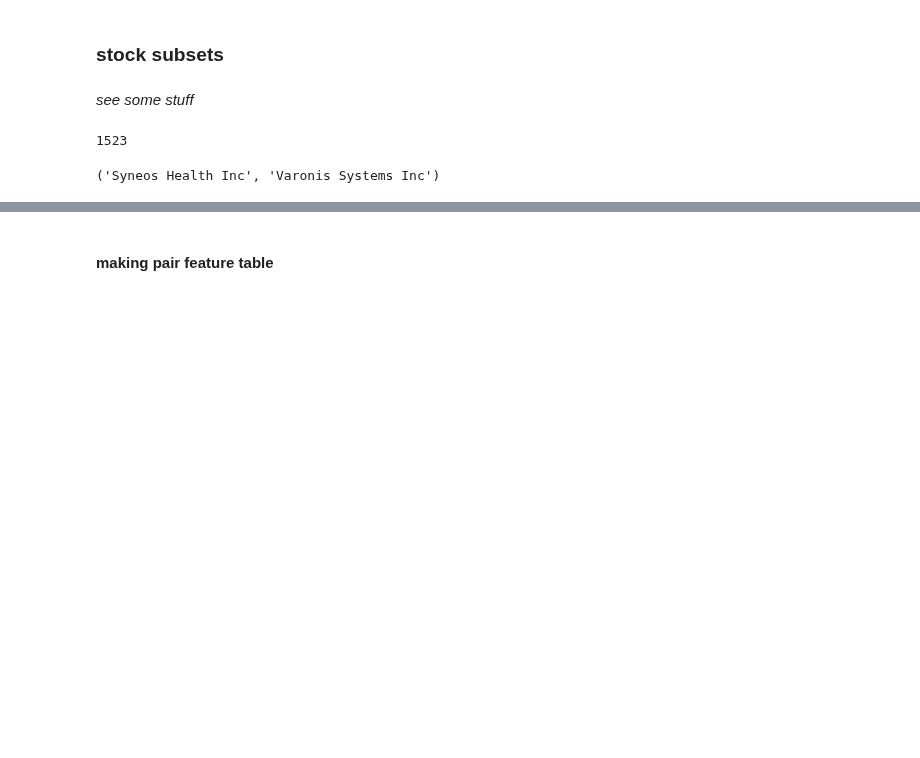
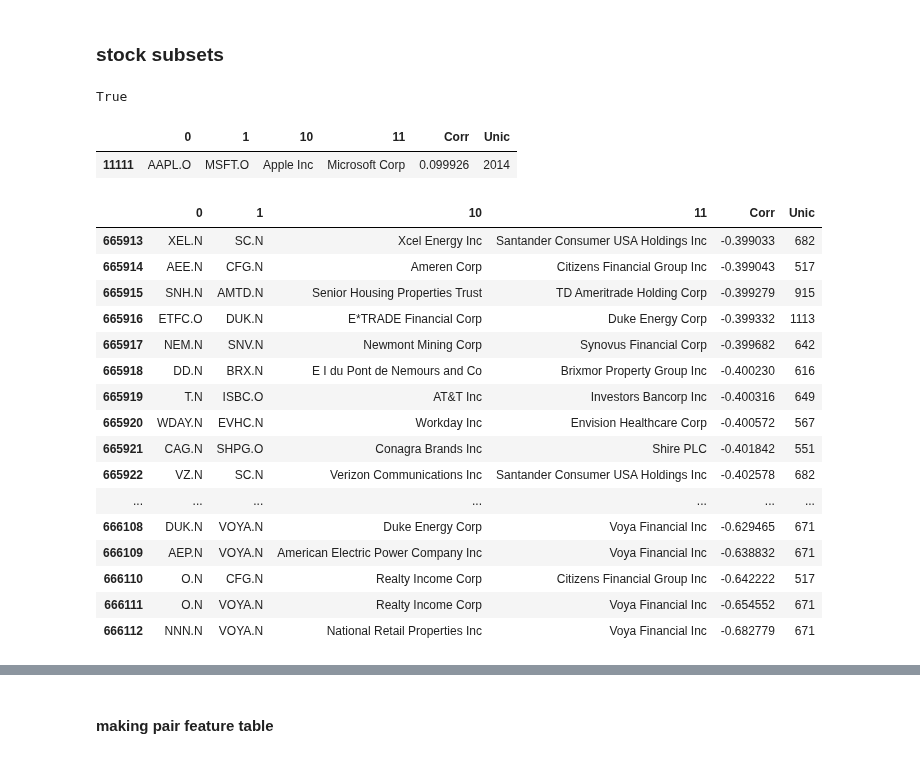
Before and after one commit to yumichael/two-sigma-financial-news, a Jupyter notebook: work/pair.ipynb, the cells around one changed output, grey strips where cells are left out. Cells and saved outputs as stored; diff of their text form; code cells hidden in the pictures; blank space fills up the shorter version.

```diff
--- a/work/pair.ipynb
+++ b/work/pair.ipynb
@@ -103,25 +59,54 @@ def offdiag_items(ix, x, y):
             X[k] = x[i,j]
             Y[k] = y[i,j]
     return I, J, X, Y
-# %%
-C.v1 = pd.DataFrame(dict(zip([0, 1, 'Corr', 'Unic'], offdiag_items(C.y1.index.values, C.y1.values, C.u.values))))
-C.av1 = pd.DataFrame(dict(zip([0, 1, 'Corr', 'Unic'], offdiag_items(C.ay1.index.values, C.ay1.values, C.u.values))))
-C.v10 = pd.DataFrame(dict(zip([0, 1, 'Corr', 'Unic'], offdiag_items(C.y10.index.values, C.y10.values, C.u.values))))
-C.av10 = pd.DataFrame(dict(zip([0, 1, 'Corr', 'Unic'], offdiag_items(C.ay10.index.values, C.ay10.values, C.u.values))))
 # %%
 #pd.to_pickle((O.py(W),O.py(C)), big_data/'pair/working_2ONEorTEN.pkl')
 (W, C) = pd.read_pickle(big_data/'pair/working_2ONEorTEN.pkl'); W, C = O(**W), O(**C)
+# %%
+D = O()
+D.v1 = pd.DataFrame(dict(zip([0, 1, 'Corr', 'Unic'], offdiag_items(C.y1.index.values, C.y1.values, C.u.values))))
+D.av1 = pd.DataFrame(dict(zip([0, 1, 'Corr', 'Unic'], offdiag_items(C.ay1.index.values, C.ay1.values, C.u.values))))
+D.v10 = pd.DataFrame(dict(zip([0, 1, 'Corr', 'Unic'], offdiag_items(C.y10.index.values, C.y10.values, C.u.values))))
+D.av10 = pd.DataFrame(dict(zip([0, 1, 'Corr', 'Unic'], offdiag_items(C.ay10.index.values, C.ay10.values, C.u.values))))
 # %%
 for c in ['v1','av1','v10','av10']:
-    C[c] = C[c][C[c].Unic!=0]
-    C[c].sort_values('Corr', ascending=False, inplace=True)
+    D[c] = D[c][D[c].Unic!=0]
+    D[c].sort_values('Corr', ascending=False, inplace=True)
-# %% [markdown]
-*see some stuff*
-# %%
-C.v[C.av.Unic>=1900].sort_values('Corr', ascending=False).Corr.pipe(lambda x: sum(x>.65))
-# %% [output]
-1523
-# %%
-assetNameIdAssign.series.loc[3741], assetNameIdAssign.series.loc[3759]
-# %% [output]
-('Syneos Health Inc', 'Varonis Systems Inc')
+# %%
+'GOOG.O' in set(assetCodeIdAssign.series)
+'MSFT.O' in set(assetCodeIdAssign.series)
+'FB.O' in set(assetCodeIdAssign.series)
+'AAPL.O' in set(assetCodeIdAssign.series)
+# %% [output]
+True
+# %%
+guy[(guy[0]=='AAPL.O')&(guy[1]=='MSFT.O')]
+# %% [output]
+|  | 0 | 1 | 10 | 11 | Corr | Unic |
+| 11111 | AAPL.O | MSFT.O | Apple Inc | Microsoft Corp | 0.099926 | 2014 |
+# %%
+guy = D.av10.copy()
+guy[10] = guy[0].map(assetCodeMapName).map(assetNameIdAssign.series)
+guy[11] = guy[1].map(assetCodeMapName).map(assetNameIdAssign.series)
+guy[0] = guy[0].map(assetCodeIdAssign.series)
+guy[1] = guy[1].map(assetCodeIdAssign.series)
+guy = guy.reindex([0,1,10,11,'Corr','Unic'], axis=1)
+guy[guy.Unic>=500].pipe(lambda x: x[(-1<=x.Corr)&(x.Corr<=1)]).reset_index(drop=True).tail(200)
+# %% [output]
+|  | 0 | 1 | 10 | 11 | Corr | Unic |
+| 665913 | XEL.N | SC.N | Xcel Energy Inc | Santander Consumer USA Holdings Inc | -0.399033 | 682 |
+| 665914 | AEE.N | CFG.N | Ameren Corp | Citizens Financial Group Inc | -0.399043 | 517 |
+| 665915 | SNH.N | AMTD.N | Senior Housing Properties Trust | TD Ameritrade Holding Corp | -0.399279 | 915 |
+| 665916 | ETFC.O | DUK.N | E*TRADE Financial Corp | Duke Energy Corp | -0.399332 | 1113 |
+| 665917 | NEM.N | SNV.N | Newmont Mining Corp | Synovus Financial Corp | -0.399682 | 642 |
+| 665918 | DD.N | BRX.N | E I du Pont de Nemours and Co | Brixmor Property Group Inc | -0.400230 | 616 |
+| 665919 | T.N | ISBC.O | AT&T Inc | Investors Bancorp Inc | -0.400316 | 649 |
+| 665920 | WDAY.N | EVHC.N | Workday Inc | Envision Healthcare Corp | -0.400572 | 567 |
+| 665921 | CAG.N | SHPG.O | Conagra Brands Inc | Shire PLC | -0.401842 | 551 |
+| 665922 | VZ.N | SC.N | Verizon Communications Inc | Santander Consumer USA Holdings Inc | -0.402578 | 682 |
+| ... | ... | ... | ... | ... | ... | ... |
+| 666108 | DUK.N | VOYA.N | Duke Energy Corp | Voya Financial Inc | -0.629465 | 671 |
+| 666109 | AEP.N | VOYA.N | American Electric Power Company Inc | Voya Financial Inc | -0.638832 | 671 |
+| 666110 | O.N | CFG.N | Realty Income Corp | Citizens Financial Group Inc | -0.642222 | 517 |
+| 666111 | O.N | VOYA.N | Realty Income Corp | Voya Financial Inc | -0.654552 | 671 |
+| 666112 | NNN.N | VOYA.N | National Retail Properties Inc | Voya Financial Inc | -0.682779 | 671 |
```
Also changed, not shown: parts of 22 cells of this notebook.
